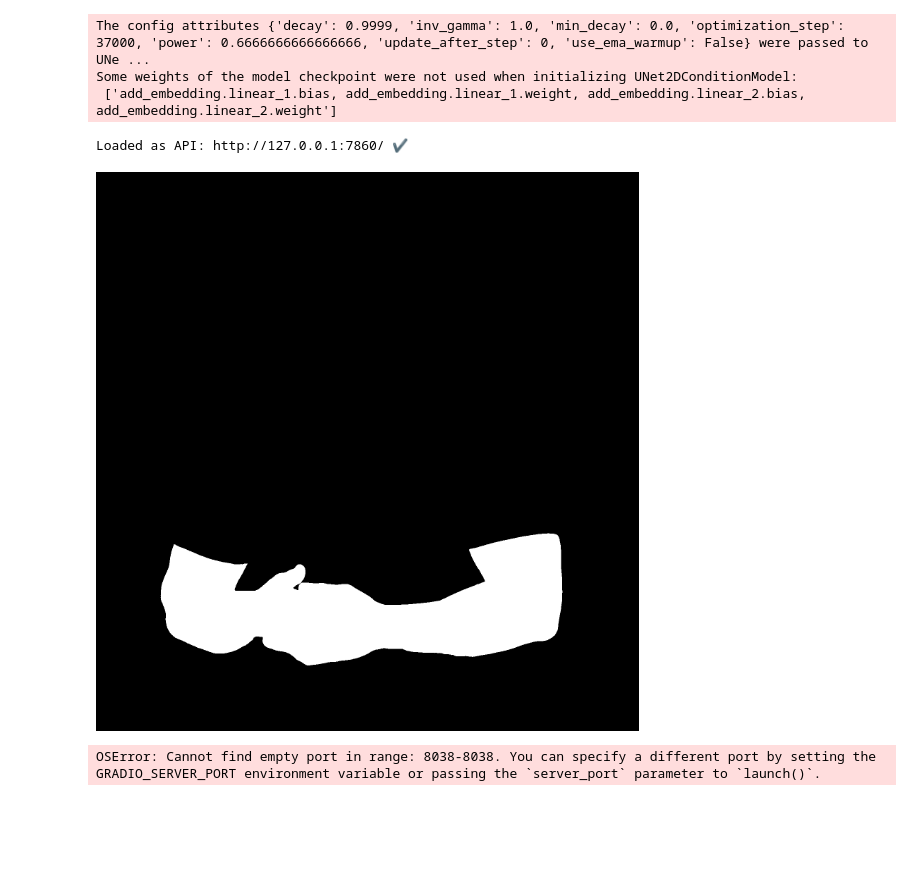
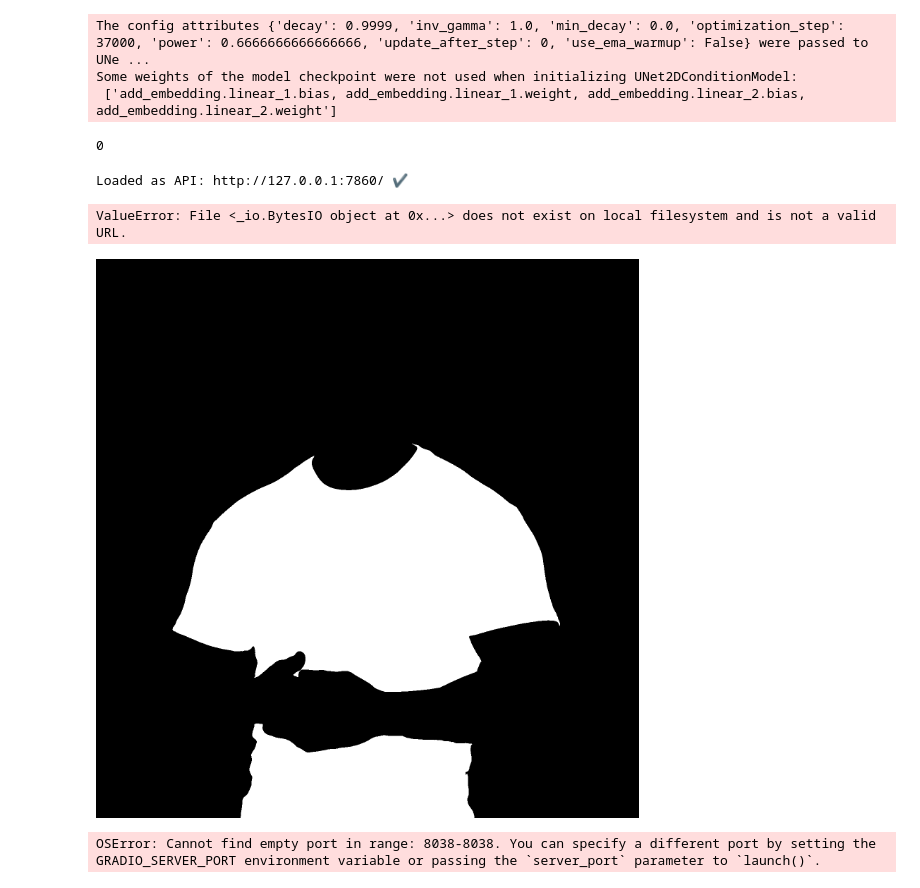
Before and after one commit to AlphaaDi/VTO_demo, a Jupyter notebook: Core_VTO.ipynb, the cells around one changed output. Drawn from its saved outputs; the diff is of its cells as text; code cells hidden in the pictures; blank space fills up the shorter version.

Commit message:
add segment processing

```diff
--- a/Core_VTO.ipynb
+++ b/Core_VTO.ipynb
@@ -200,13 +204,19 @@ Some weights of the model checkpoint were not used when initializing UNet2DCondi
+# %%
+image_buffer = BytesIO()
+person.save(image_buffer, format="PNG")  # You can change the format if needed
+image_buffer.seek(0)  # Reset buffer position to the beginning
+# %% [output]
+0
 # %%
-
 client = Client("http://127.0.0.1:7860/")
 blended_image, npy_path, json_path = client.predict(
-		image=handle_file('example/human/Screenshot 2024-09-20 at 20.21.32.png'),
+		image=handle_file(image_buffer),
 		model_name="1b",
 		api_name="/process_image"
 )
 # %% [output]
 Loaded as API: http://127.0.0.1:7860/ ✔
+ValueError: File <_io.BytesIO object at 0x...> does not exist on local filesystem and is not a valid URL.
 # %%
 classes_segmentation = np.load(npy_path)
 
@@ -235,10 +245,22 @@ preservetion_submask = create_submask(
     submask_classes=classes_to_preserve_soft,
     class_mapping=class_mapping
 )
+
+force_preservetion_submask = create_submask(
+    segmentation_map=classes_segmentation,
+    submask_classes=force_preserve_classes,
+    class_mapping=class_mapping
+)
+
+clothing_submask = create_submask(
+    segmentation_map=classes_segmentation,
+    submask_classes=clothing_classes,
+    class_mapping=class_mapping
+)
-# %%
-Im(preservetion_submask > 0)
-# %% [output]
-[figure, removed]
+# %%
+Im(clothing_submask)
+# %% [output]
+[figure, added]
 # %%
 # ~/.cache/huggingface/hub/
 # %%
```
Also changed, not shown: parts of 2 cells of this notebook, 4 other files.
